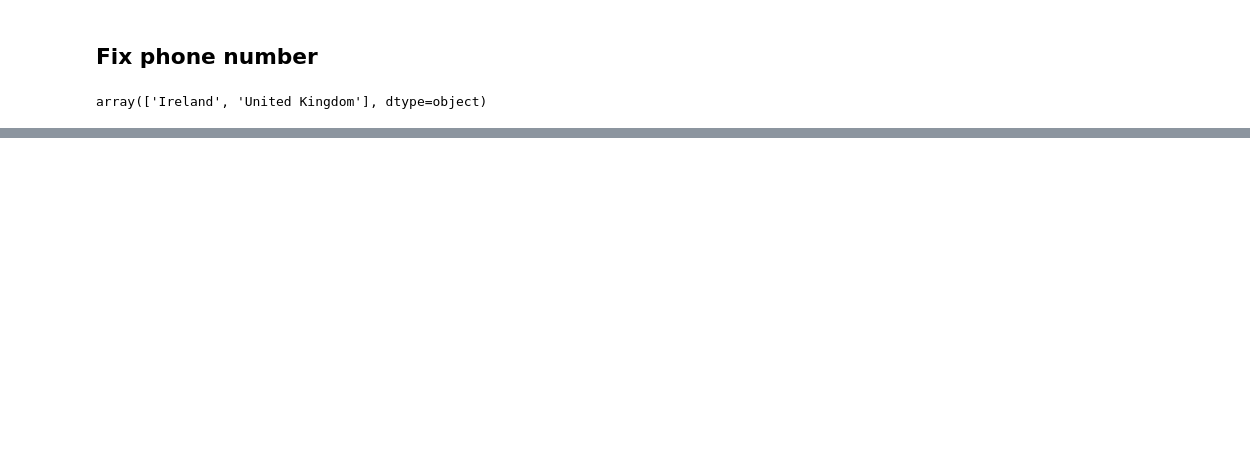
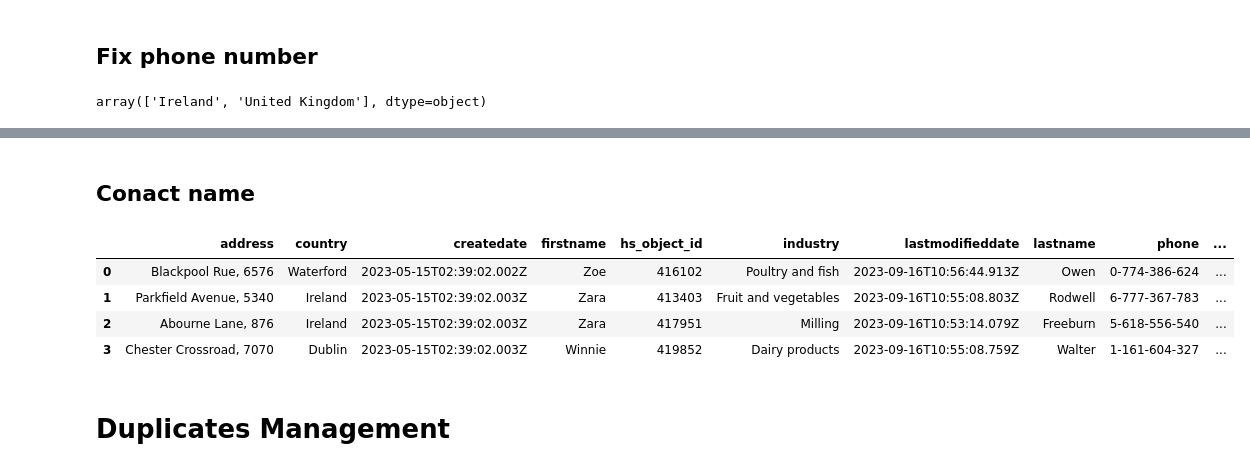
Before and after one commit to CamiloP121/technical_test-otf, a Jupyter notebook: data_pipeline.ipynb, the cells around one changed output, grey strips where cells are left out. Saved outputs shown, nothing was run; the diff lists cells and outputs as text; code cells hidden in the pictures; blank space fills up the shorter version.

Commit message:
add full name

```diff
--- a/data_pipeline.ipynb
+++ b/data_pipeline.ipynb
@@ -252,0 +244,13 @@ data
+# %% [markdown]
+## Conact name
+# %%
+data["names"] = data[["firstname","lastname"]].apply(lambda x: f"{x.iloc[0]} {x.iloc[1]}", axis = 1)
+data.head(4)
+# %% [output]
+|  | address | country | createdate | firstname | hs_object_id | industry | lastmodifieddate | lastname | phone | ... |
+| 0 | Blackpool Rue, 6576 | Waterford | 2023-05-15T02:39:02.002Z | Zoe | 416102 | Poultry and fish | 2023-09-16T10:56:44.913Z | Owen | 0-774-386-624 | ... |
+| 1 | Parkfield Avenue, 5340 | Ireland | 2023-05-15T02:39:02.003Z | Zara | 413403 | Fruit and vegetables | 2023-09-16T10:55:08.803Z | Rodwell | 6-777-367-783 | ... |
+| 2 | Abourne Lane, 876 | Ireland | 2023-05-15T02:39:02.003Z | Zara | 417951 | Milling | 2023-09-16T10:53:14.079Z | Freeburn | 5-618-556-540 | ... |
+| 3 | Chester Crossroad, 7070 | Dublin | 2023-05-15T02:39:02.003Z | Winnie | 419852 | Dairy products | 2023-09-16T10:55:08.759Z | Walter | 1-161-604-327 | ... |
+# %% [markdown]
+# Duplicates Management
```
Also changed, not shown: parts of 5 cells of this notebook, 1 other file.
